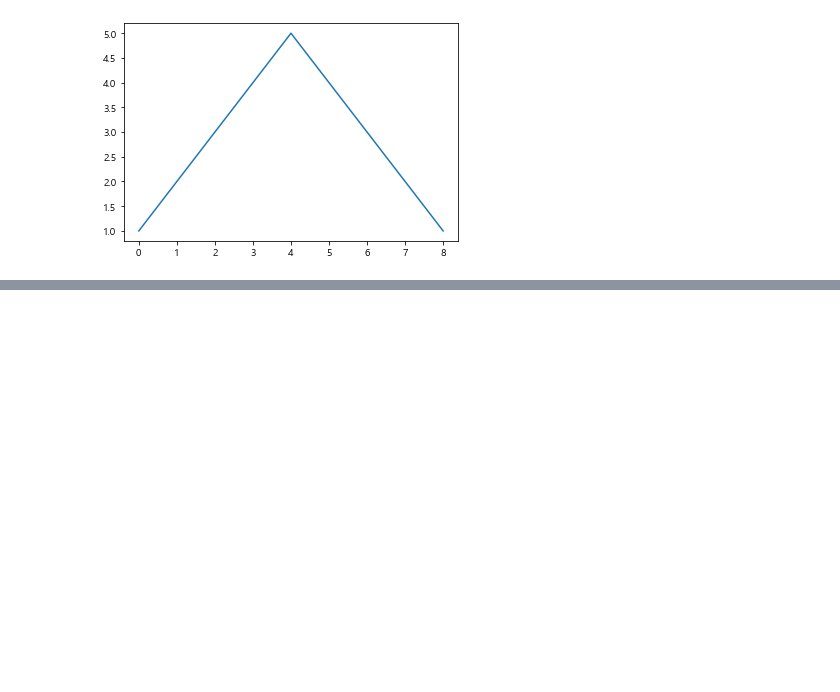
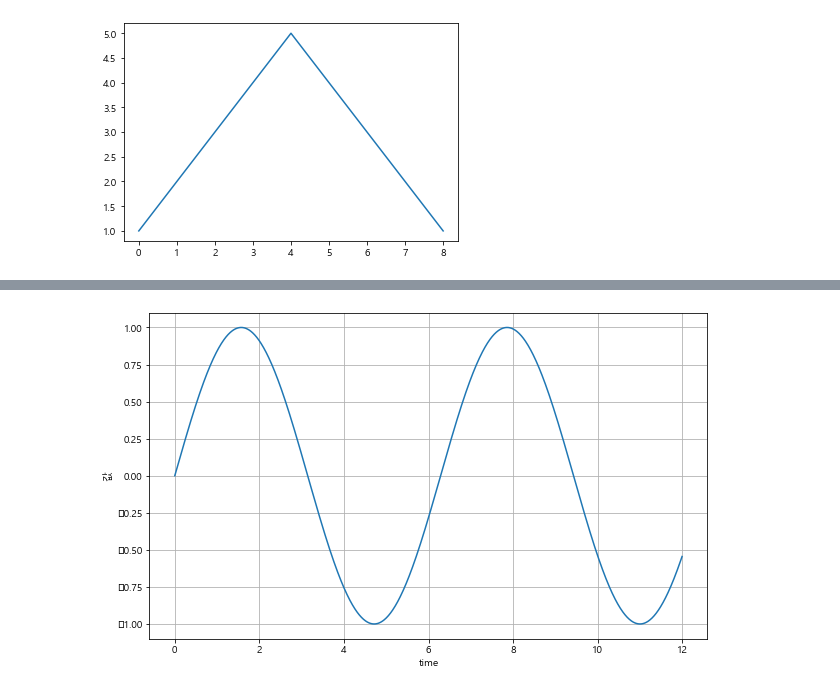
Before and after one commit to Jerrykim91/DataCollection_Study, a Jupyter notebook: analysis/pandas/basic/matplotlib_시각화기초.ipynb, the cells around one changed output, grey strips where cells are left out. Cells and saved outputs as stored; diff of their text form; code cells hidden in the pictures; blank space fills up the shorter version.

```diff
--- a/analysis/pandas/basic/matplotlib_시각화기초.ipynb
+++ b/analysis/pandas/basic/matplotlib_시각화기초.ipynb
@@ -19,0 +59,11 @@ import numpy as np
+# %%
+# 각 축에 라벨을 달자
+plt.figure( figsize=(10, 6) )
+plt.plot(x,y)
+plt.grid()
+# 라벨 값 설정 x = time / y = result
+plt.xlabel('time')
+plt.ylabel('값')
+plt.show()
+# %% [output]
+[figure, added]
```
Also changed, not shown: parts of 18 cells of this notebook, 5 other files.
